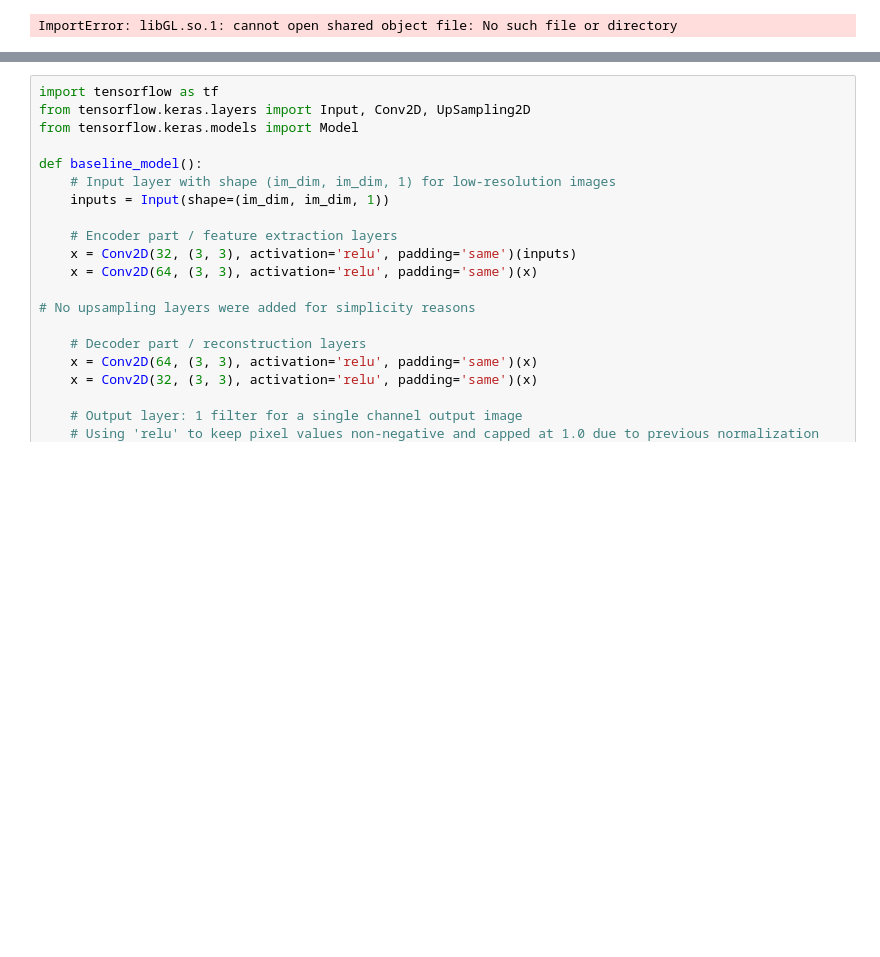
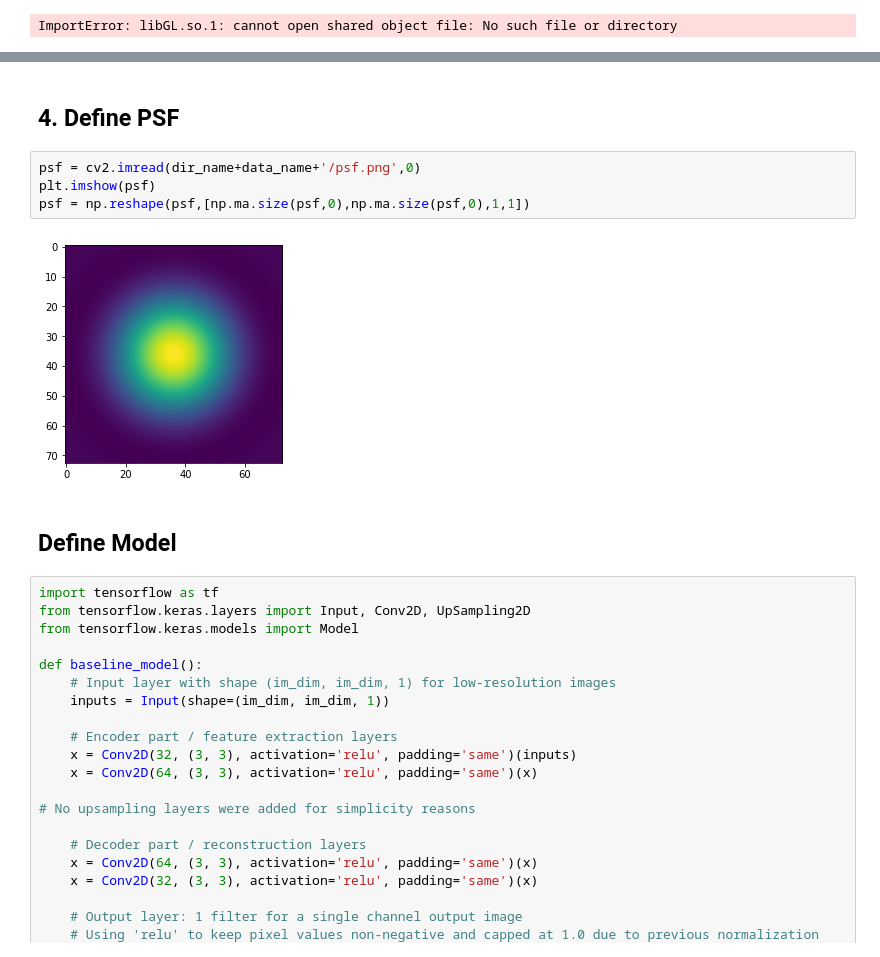
Before and after one commit to theDatascientista/Machine-Learning-for-Medical-Imaging-in-Super-Resolution-Microscopy, a Jupyter notebook: 2_BaselineModel/baseline-CNN_model.ipynb, the cells around one changed output, grey strips where cells are left out. Cells and saved outputs as stored; diff of their text form; blank space fills up the shorter version.

```diff
--- a/2_BaselineModel/baseline-CNN_model.ipynb
+++ b/2_BaselineModel/baseline-CNN_model.ipynb
@@ -90,3 +156,13 @@ dir_name = 'Data/LPSIM/'
+# %% [markdown]
+## 4. Define PSF
+# %%
+psf = cv2.imread(dir_name+data_name+'/psf.png',0)
+plt.imshow(psf)
+psf = np.reshape(psf,[np.ma.size(psf,0),np.ma.size(psf,0),1,1])
+# %% [output]
+[figure, added]
+# %% [markdown]
+## Define Model
 # %%
 import tensorflow as tf
 from tensorflow.keras.layers import Input, Conv2D, UpSampling2D
```
Also changed, not shown: parts of 6 cells of this notebook.
